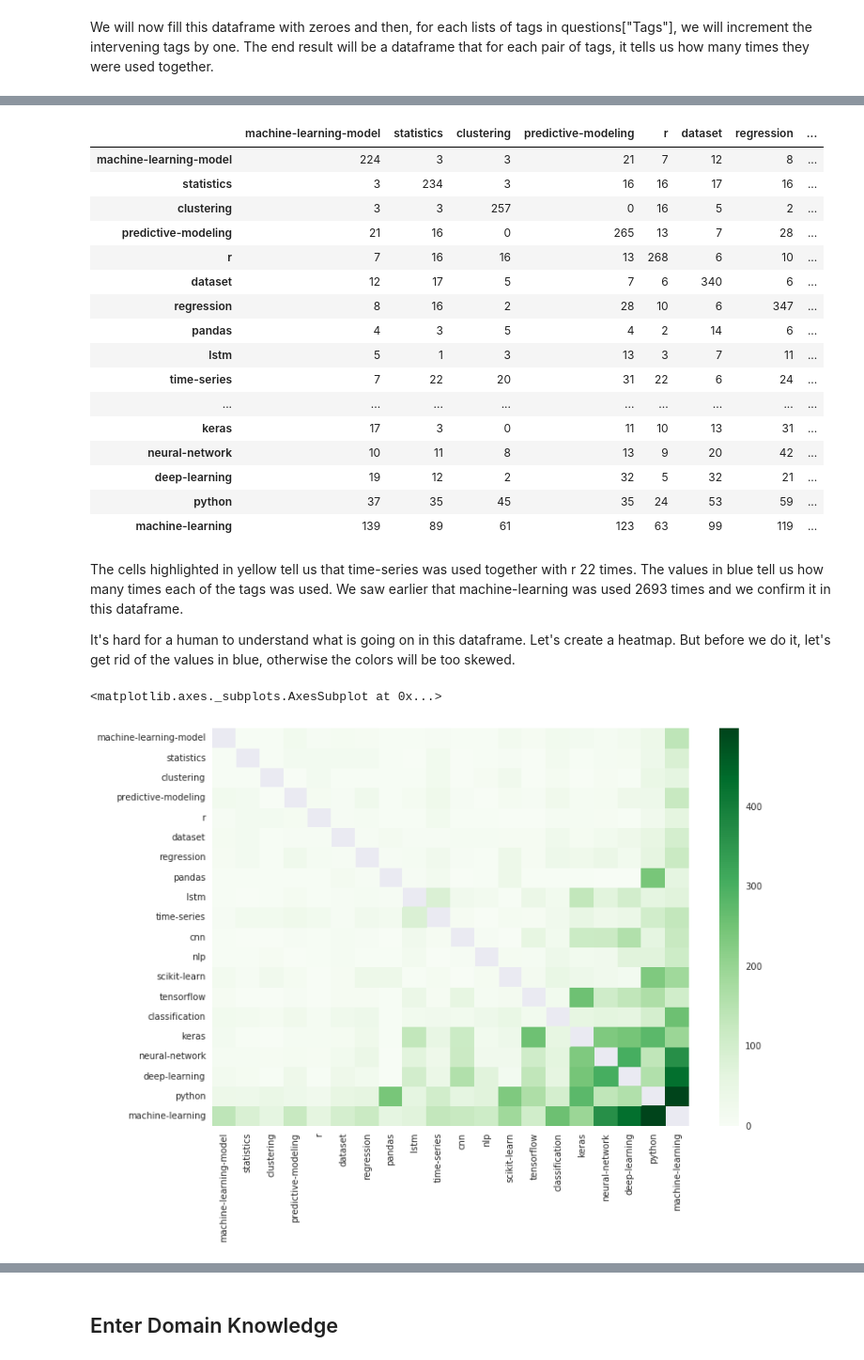
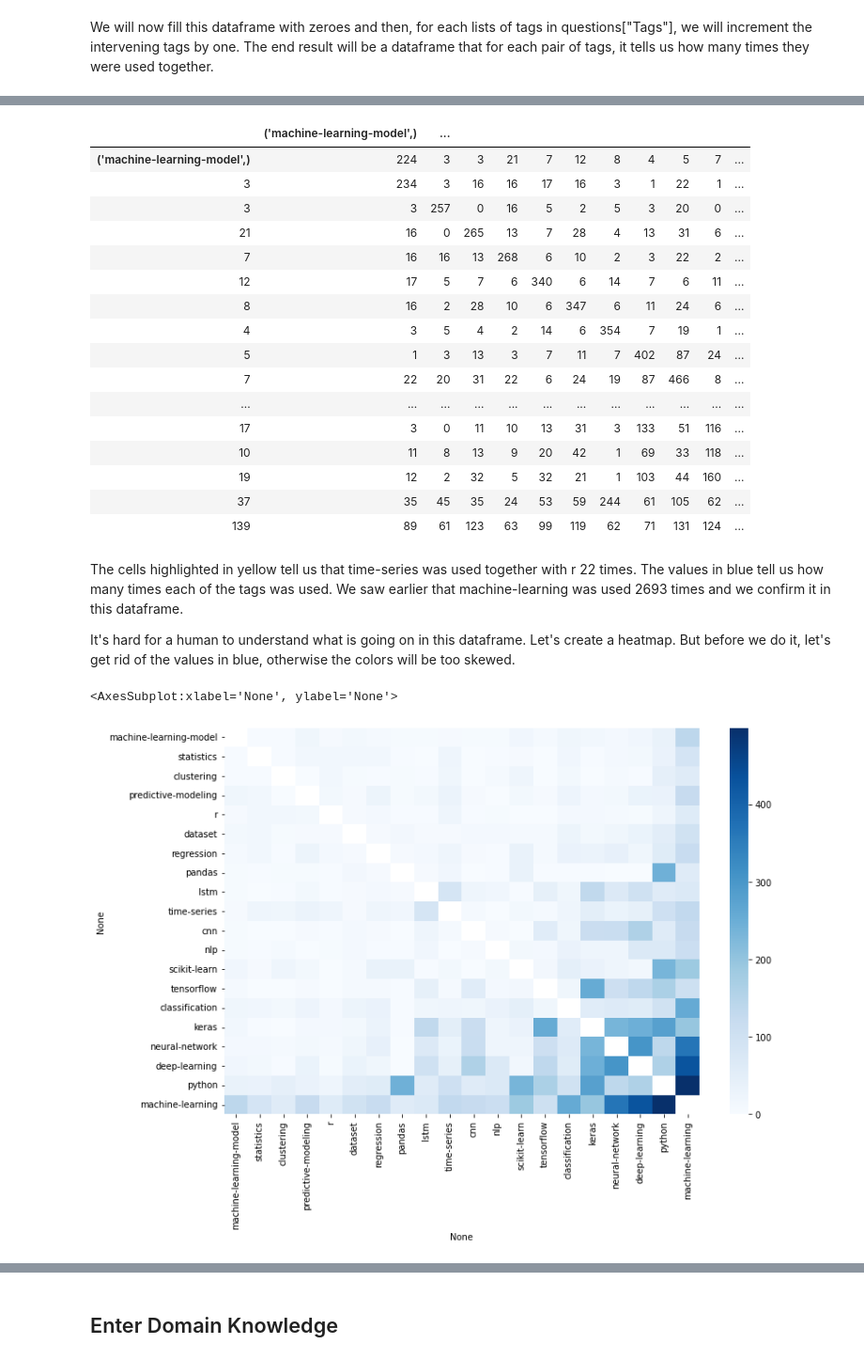
Before and after one commit to xtang727/Data_Science, a Jupyter notebook: 11. Popular Data Science Questions/Popular Data Science Questions.ipynb, the cells around one changed output, grey strips where cells are left out. Shown: that part at 94% size. Saved outputs shown, nothing was run; the diff lists cells and outputs as text; code cells hidden in the pictures.

```diff
--- a/11. Popular Data Science Questions/Popular Data Science Questions.ipynb
+++ b/11. Popular Data Science Questions/Popular Data Science Questions.ipynb
@@ -147,7 +146,7 @@ questions.sample(3)
 # %% [markdown]
 We'll begin by counting how many times each tag was used
 # %%
-tag_count = dict()
+tag_count = {}
 
 for tags in questions["Tags"]:
     for tag in tags:
@@ -210,5 +206,0 @@ We'll use Python's builtin enumerate() function. Its utility is well understood
-# %%
-some_iterable = "Iterate this!"
-
-for i,c in enumerate(some_iterable):
-    print(i,c)
@@ -231,5 +207,5 @@ In addition to the elements of some_iterable, enumerate gives us the index of ea
 # %%
-tag_view_count = dict()
+tag_view_count = {}
 
 for idx, tags in enumerate(questions["Tags"]):
     for tag in tags:
@@ -268,7 +243,7 @@ One way of trying to gauge how pairs of tags are related to each other, is to co
 
 We'll begin by creating a list of all tags.
 # %%
-all_tags = list(tag_count.index)
+all_tags = [tag_count.index]
 # %% [markdown]
 We'll now create a dataframe where each row will represent a tag, and each column as well. Something like this:
 # %%
@@ -292,34 +269,31 @@ This dataframe is quite large. Let's focus our attention on the most used tags.
 # %%
-relations_most_used = associations.loc[most_used.index, most_used.index]
-
 def style_cells(x):
     helper_df = pd.DataFrame('', index=x.index, columns=x.columns)
     helper_df.loc["time-series", "r"] = "background-color: yellow"
     helper_df.loc["r", "time-series"] = "background-color: yellow"
-    for k in range(helper_df.shape[0]):
+    for k in range(helper_df.shape[1]):
         helper_df.iloc[k,k] = "color: blue"
-
     return helper_df
 
 relations_most_used.style.apply(style_cells, axis=None)
 # %% [output]
-|  | machine-learning-model | statistics | clustering | predictive-modeling | r | dataset | regression | ... |
-| machine-learning-model | 224 | 3 | 3 | 21 | 7 | 12 | 8 | ... |
-| statistics | 3 | 234 | 3 | 16 | 16 | 17 | 16 | ... |
-| clustering | 3 | 3 | 257 | 0 | 16 | 5 | 2 | ... |
-| predictive-modeling | 21 | 16 | 0 | 265 | 13 | 7 | 28 | ... |
-| r | 7 | 16 | 16 | 13 | 268 | 6 | 10 | ... |
-| dataset | 12 | 17 | 5 | 7 | 6 | 340 | 6 | ... |
-| regression | 8 | 16 | 2 | 28 | 10 | 6 | 347 | ... |
-| pandas | 4 | 3 | 5 | 4 | 2 | 14 | 6 | ... |
-| lstm | 5 | 1 | 3 | 13 | 3 | 7 | 11 | ... |
-| time-series | 7 | 22 | 20 | 31 | 22 | 6 | 24 | ... |
-| ... | ... | ... | ... | ... | ... | ... | ... | ... |
-| keras | 17 | 3 | 0 | 11 | 10 | 13 | 31 | ... |
-| neural-network | 10 | 11 | 8 | 13 | 9 | 20 | 42 | ... |
-| deep-learning | 19 | 12 | 2 | 32 | 5 | 32 | 21 | ... |
-| python | 37 | 35 | 45 | 35 | 24 | 53 | 59 | ... |
-| machine-learning | 139 | 89 | 61 | 123 | 63 | 99 | 119 | ... |
+|  | ('machine-learning-model',) | ... |
+| ('machine-learning-model',) | 224 | 3 | 3 | 21 | 7 | 12 | 8 | 4 | 5 | 7 | ... |
+| 3 | 234 | 3 | 16 | 16 | 17 | 16 | 3 | 1 | 22 | 1 | ... |
+| 3 | 3 | 257 | 0 | 16 | 5 | 2 | 5 | 3 | 20 | 0 | ... |
+| 21 | 16 | 0 | 265 | 13 | 7 | 28 | 4 | 13 | 31 | 6 | ... |
+| 7 | 16 | 16 | 13 | 268 | 6 | 10 | 2 | 3 | 22 | 2 | ... |
+| 12 | 17 | 5 | 7 | 6 | 340 | 6 | 14 | 7 | 6 | 11 | ... |
+| 8 | 16 | 2 | 28 | 10 | 6 | 347 | 6 | 11 | 24 | 6 | ... |
+| 4 | 3 | 5 | 4 | 2 | 14 | 6 | 354 | 7 | 19 | 1 | ... |
+| 5 | 1 | 3 | 13 | 3 | 7 | 11 | 7 | 402 | 87 | 24 | ... |
+| 7 | 22 | 20 | 31 | 22 | 6 | 24 | 19 | 87 | 466 | 8 | ... |
+| ... | ... | ... | ... | ... | ... | ... | ... | ... | ... | ... | ... |
+| 17 | 3 | 0 | 11 | 10 | 13 | 31 | 3 | 133 | 51 | 116 | ... |
+| 10 | 11 | 8 | 13 | 9 | 20 | 42 | 1 | 69 | 33 | 118 | ... |
+| 19 | 12 | 2 | 32 | 5 | 32 | 21 | 1 | 103 | 44 | 160 | ... |
+| 37 | 35 | 45 | 35 | 24 | 53 | 59 | 244 | 61 | 105 | 62 | ... |
+| 139 | 89 | 61 | 123 | 63 | 99 | 119 | 62 | 71 | 131 | 124 | ... |
 # %% [markdown]
 The cells highlighted in yellow tell us that time-series was used together with r 22 times. The values in blue tell us how many times each of the tags was used. We saw earlier that machine-learning was used 2693 times and we confirm it in this dataframe.
 
@@ -329,10 +303,10 @@ for i in range(relations_most_used.shape[0]):
     relations_most_used.iloc[i,i] = pd.np.NaN
 # %%
 plt.figure(figsize=(12,8))
-sns.heatmap(relations_most_used, cmap="Greens", annot=False)
+sns.heatmap(relations_most_used, cmap="Blues", annot=False)
 # %% [output]
-<matplotlib.axes._subplots.AxesSubplot at 0x...>
+<AxesSubplot:xlabel='None', ylabel='None'>
-[figure, old version]
+[figure, new version]
 # %% [markdown]
 The most used tags also seem to have the strongest relationships, as given by the dark concentration in the bottom right corner. However, this could simply be because each of these tags is used a lot, and so end up being used together a lot without possibly even having any strong relation between them.
 
```
Also changed, not shown: parts of 33 cells of this notebook.
